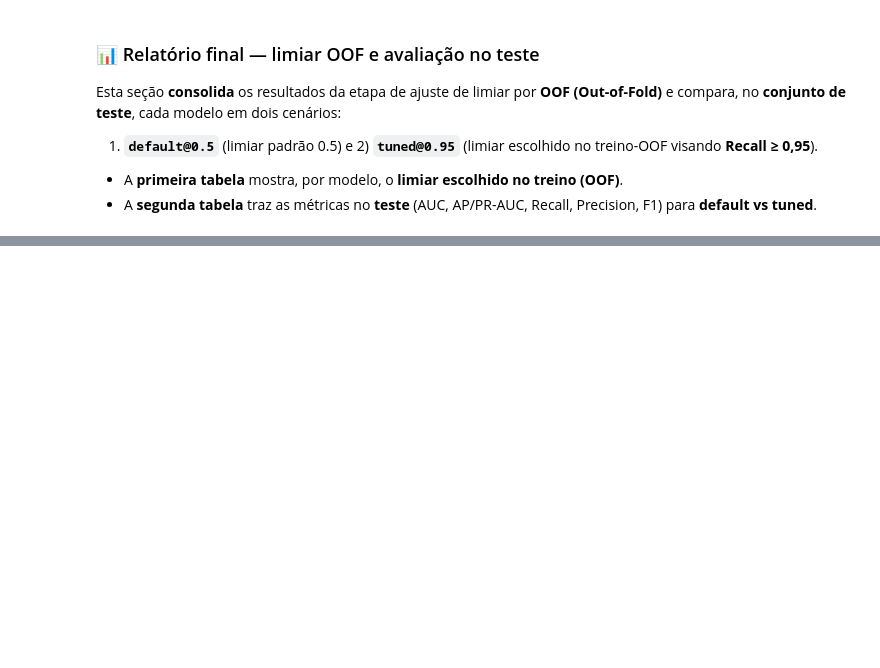
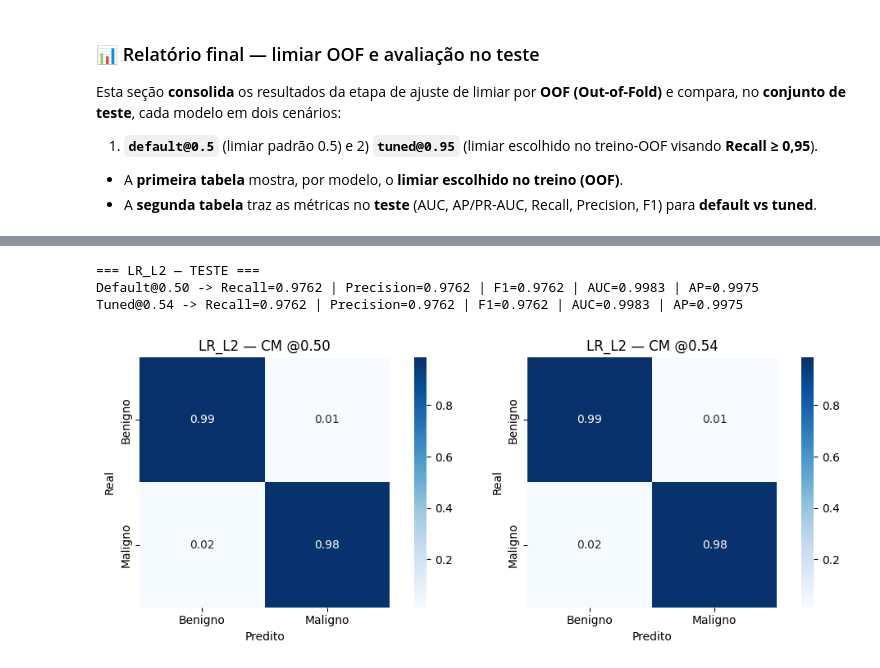
Before and after one commit to djflucena/tech-challenge-3, a Jupyter notebook: notebooks/01_exploracao_modelagem.ipynb, the cells around one changed output, grey strips where cells are left out. Cells and saved outputs as stored; diff of their text form; code cells hidden in the pictures; blank space fills up the shorter version.

```diff
--- a/notebooks/01_exploracao_modelagem.ipynb
+++ b/notebooks/01_exploracao_modelagem.ipynb
@@ -1829,0 +2104,36 @@ display(HTML(test_report_df.drop(columns=["cm"]).round(4).to_html()))
+# %%
+name = "LR_L2"
+est = _get_estimator(model_packs[name])
+proba_test = est.predict_proba(X_test)[:, 1]
+thr_oof = float(thresholds_chosen.get(name, 0.5))
+
+# Resumo numérico rápido (default vs tuned)
+info_def = evaluate_at_threshold(y_test, proba_test, threshold=0.50)
+info_tun = evaluate_at_threshold(y_test, proba_test, threshold=thr_oof)
+
+print(f"=== {name} — TESTE ===")
+print(f"Default@0.50 -> Recall={info_def['recall']:.4f} | Precision={info_def['precision']:.4f} | F1={info_def['f1']:.4f} | AUC={info_def['roc_auc']:.4f} | AP={info_def['ap']:.4f}")
+print(f"Tuned@{thr_oof:.2f} -> Recall={info_tun['recall']:.4f} | Precision={info_tun['precision']:.4f} | F1={info_tun['f1']:.4f} | AUC={info_tun['roc_auc']:.4f} | AP={info_tun['ap']:.4f}")
+
+fig, axs = plt.subplots(1, 2, figsize=(11, 4))
+plot_confusion_matrix(
+    y_true=y_test, y_score=proba_test, threshold=0.50,
+    labels=("Benigno", "Maligno"),
+    title=f"{name} — CM @0.50",
+    ax=axs[0],
+    normalize="true"
+)
+plot_confusion_matrix(
+    y_true=y_test, y_score=proba_test, threshold=thr_oof,
+    labels=("Benigno", "Maligno"),
+    title=f"{name} — CM @{thr_oof:.2f}",
+    ax=axs[1],
+    normalize="true"
+)
+plt.tight_layout()
+plt.show()
+# %% [output]
+=== LR_L2 — TESTE ===
+Default@0.50 -> Recall=0.9762 | Precision=0.9762 | F1=0.9762 | AUC=0.9983 | AP=0.9975
+Tuned@0.54 -> Recall=0.9762 | Precision=0.9762 | F1=0.9762 | AUC=0.9983 | AP=0.9975
+[figure, added]
```
Also changed, not shown: parts of 37 cells of this notebook, 1 other file.
